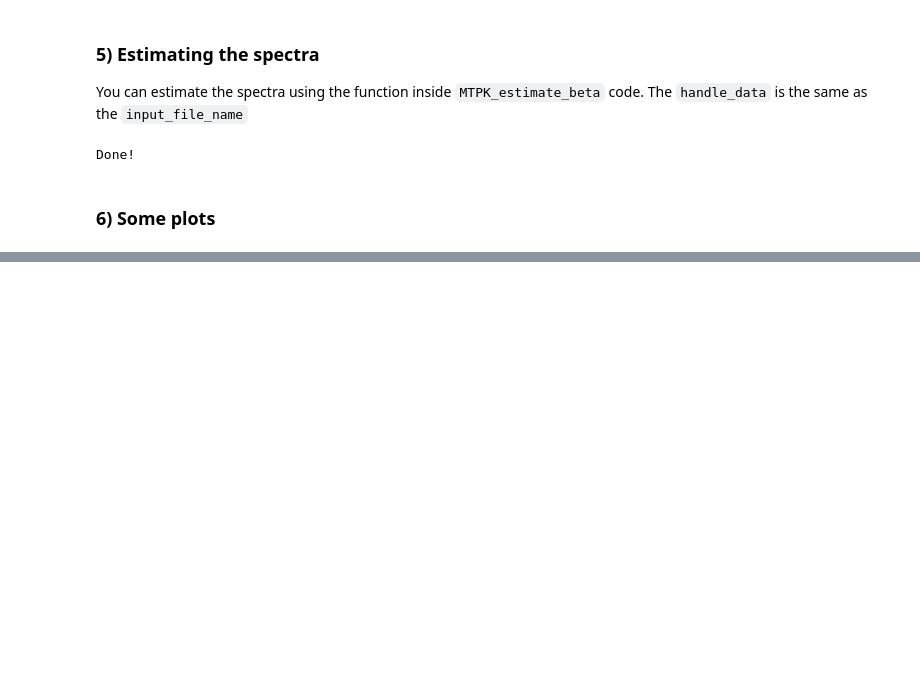
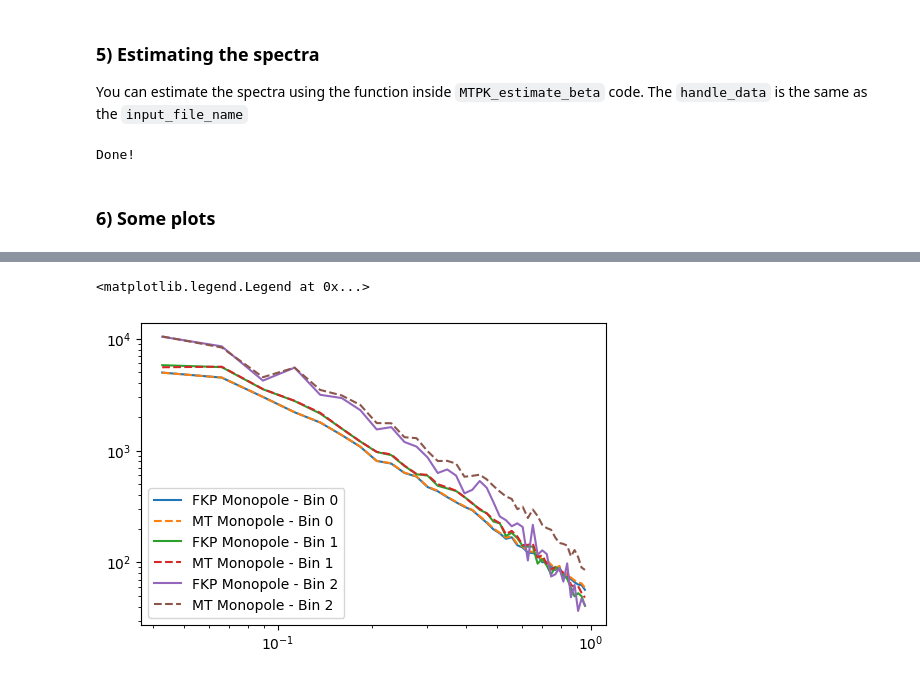
Before and after one commit to MTPK-USP/MTPK, a Jupyter notebook: cookbook-ExSHalos_maps.ipynb, the cells around one changed output, grey strips where cells are left out. Saved outputs shown, nothing was run; the diff lists cells and outputs as text; code cells hidden in the pictures; blank space fills up the shorter version.

```diff
--- a/cookbook-ExSHalos_maps.ipynb
+++ b/cookbook-ExSHalos_maps.ipynb
@@ -297,0 +223,2 @@ for i in range(n_bins):
+# %%
+spectra = pd.read_csv('spectra/ExSHalos/ExSHalos-spectra.csv')
@@ -297,0 +235,42 @@ for i in range(n_bins):
+# %%
+ntracers = cat_specs.ntracers
+n_maps = cat_specs.n_maps
+
+k = spectra['k'].values
+n_k = k.shape[0]
+
+P0_FKP = np.zeros( ( ntracers, n_maps, n_k ) )
+P2_FKP = np.zeros( ( ntracers, n_maps, n_k ) )
+P4_FKP = np.zeros( ( ntracers, n_maps, n_k ) )
+
+P0_MT = np.zeros( ( ntracers, n_maps, n_k ) )
+P2_MT = np.zeros( ( ntracers, n_maps, n_k ) )
+P4_MT = np.zeros( ( ntracers, n_maps, n_k ) )
+
+comb = list( combinations( [i for i in range(ntracers)], 2 ) )
+C0_FKP = np.zeros( ( ntracers, n_maps, n_k ) )
+C2_FKP = np.zeros( ( ntracers, n_maps, n_k ) )
+C4_FKP = np.zeros( ( ntracers, n_maps, n_k ) )
+for i in range(ntracers):
+    for j in range(n_maps):
+        P0_FKP[i, j] = spectra[f'P0_FKP_map{j}_tracer{i}'].values
+        P2_FKP[i, j] = spectra[f'P2_FKP_map{j}_tracer{i}'].values
+        P4_FKP[i, j] = spectra[f'P4_FKP_map{j}_tracer{i}'].values
+
+        P0_MT[i, j] = spectra[f'P0_MT_map{j}_tracer{i}'].values
+        P2_MT[i, j] = spectra[f'P2_MT_map{j}_tracer{i}'].values
+        P4_MT[i, j] = spectra[f'P4_MT_map{j}_tracer{i}'].values
+
+        C0_FKP[i, j] = spectra[f'CROSS0_map{j}_tracers{comb[i][0]}{comb[i][1]}'].values
+        C2_FKP[i, j] = spectra[f'CROSS2_map{j}_tracers{comb[i][0]}{comb[i][1]}'].values
+        C4_FKP[i, j] = spectra[f'CROSS4_map{j}_tracers{comb[i][0]}{comb[i][1]}'].values
+# %%
+plt.figure(dpi = 100)
+for i in range(ntracers):
+    plt.loglog(k, np.mean(P0_FKP, axis = 1)[i], label = f'FKP Monopole - Bin {i}')
+
+    plt.loglog(k, np.mean(P0_MT, axis = 1)[i], '--', label = f'MT Monopole - Bin {i}')
+plt.legend()
+# %% [output]
+<matplotlib.legend.Legend at 0x...>
+[figure, added]
```
Also changed, not shown: parts of 12 cells of this notebook, 27 other files.
